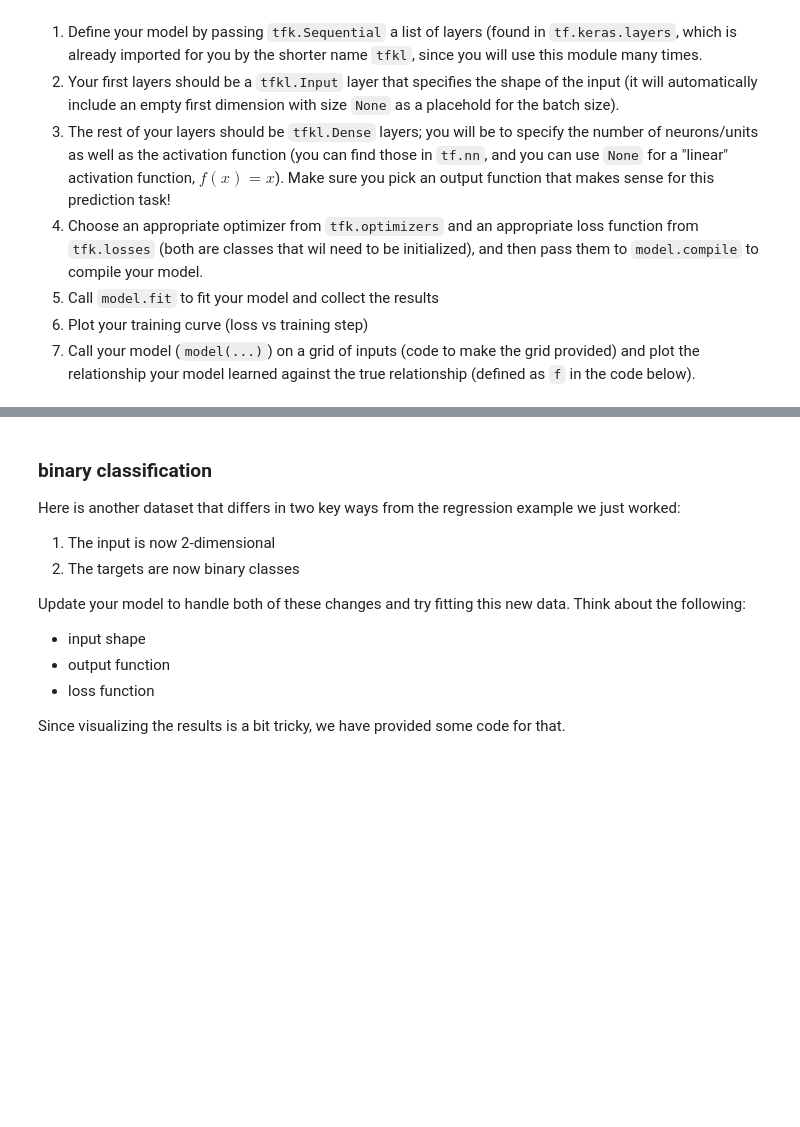
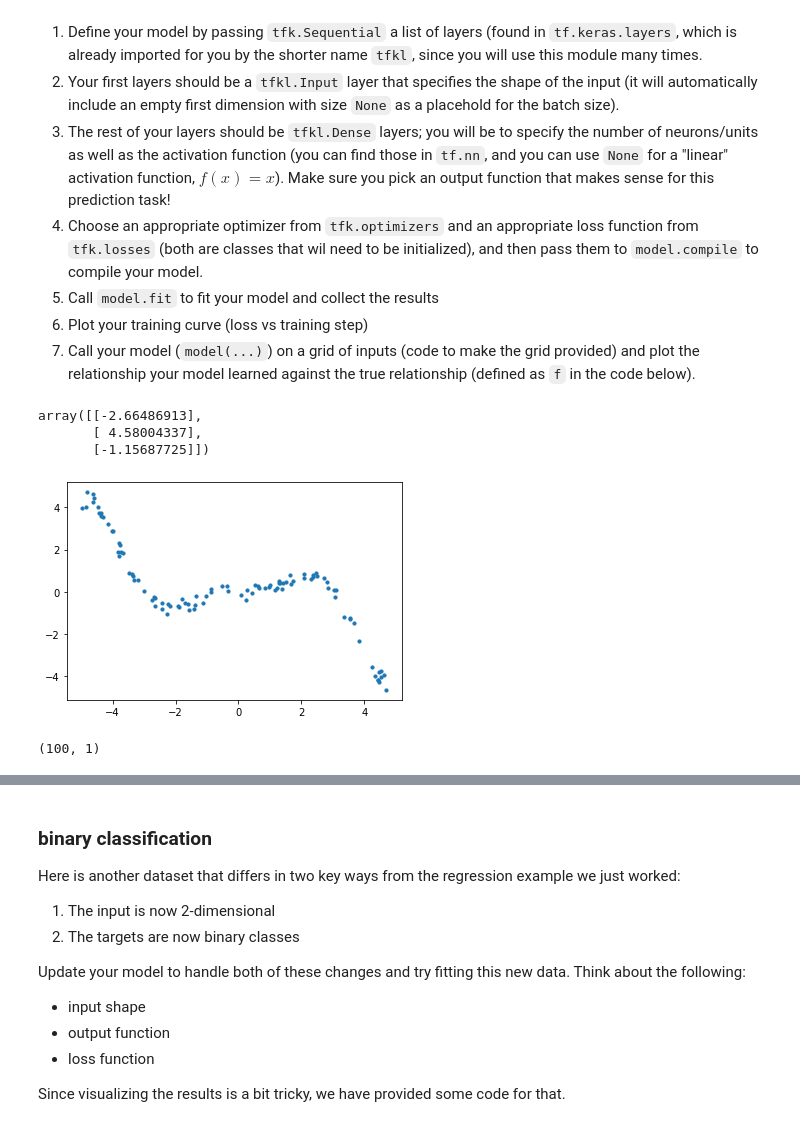
Before and after one commit to ziheyang/2020Fall, a Jupyter notebook: ANLY590-Neural Nets/keras_lab.ipynb, the cells around one changed output, grey strips where cells are left out. Cells and saved outputs as stored; diff of their text form; code cells hidden in the pictures; blank space fills up the shorter version.

```diff
--- a/ANLY590-Neural Nets/keras_lab.ipynb
+++ b/ANLY590-Neural Nets/keras_lab.ipynb
@@ -17,16 +17,25 @@ Here are some general steps to follow:
 5. Call `model.fit` to fit your model and collect the results
 6. Plot your training curve (loss vs training step)
 7. Call your model (`model(...)`) on a grid of inputs (code to make the grid provided) and plot the relationship your model learned against the true relationship (defined as `f` in the code below).
+# %%
+np.random.uniform(low=-5.0, high=5.0, size=(3, 1))
+# %% [output]
+array([[-2.66486913],
+       [ 4.58004337],
+       [-1.15687725]])
 # %%
 def regression_data(N):
     x = np.random.uniform(low=-5.0, high=5.0, size=(N, 1)).astype(np.float32)
     e = 0.2 * np.random.normal(size=(N, 1)).astype(np.float32)
     f = lambda x: 0.2 * x**2 * np.sin(2 * np.pi * x / 6)
     y = f(x) + e
     return x, y
 
 N = 100
 x, y = regression_data(N)
+x_test, y_test = regression_data(N)
 
 plt.scatter(x, y, s=10)
 plt.show()
+# %% [output]
+[figure, added]
@@ -34,0 +42,4 @@ plt.show()
+# %%
+x.shape
+# %% [output]
+(100, 1)
```
Also changed, not shown: parts of 16 cells of this notebook.
